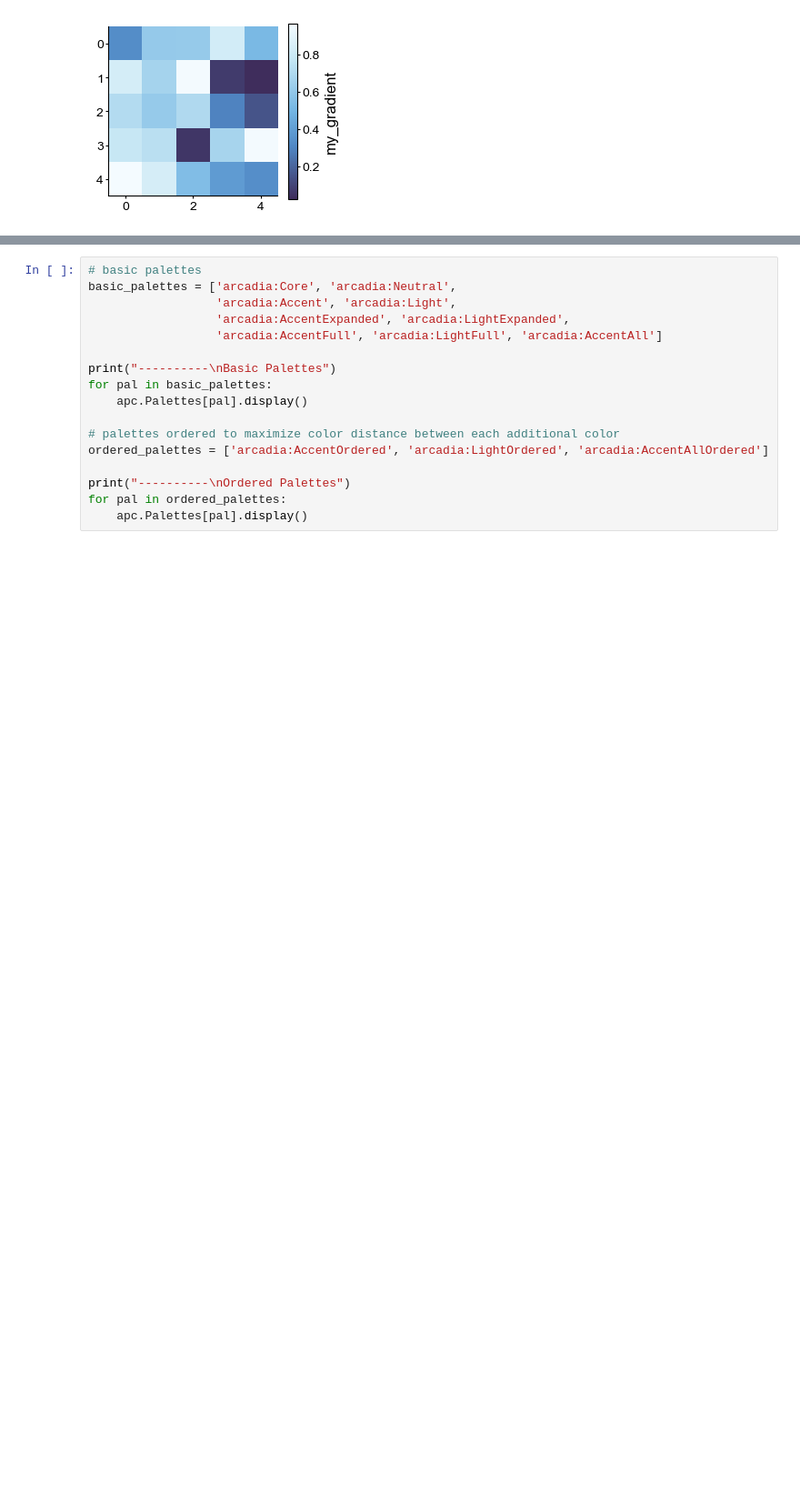
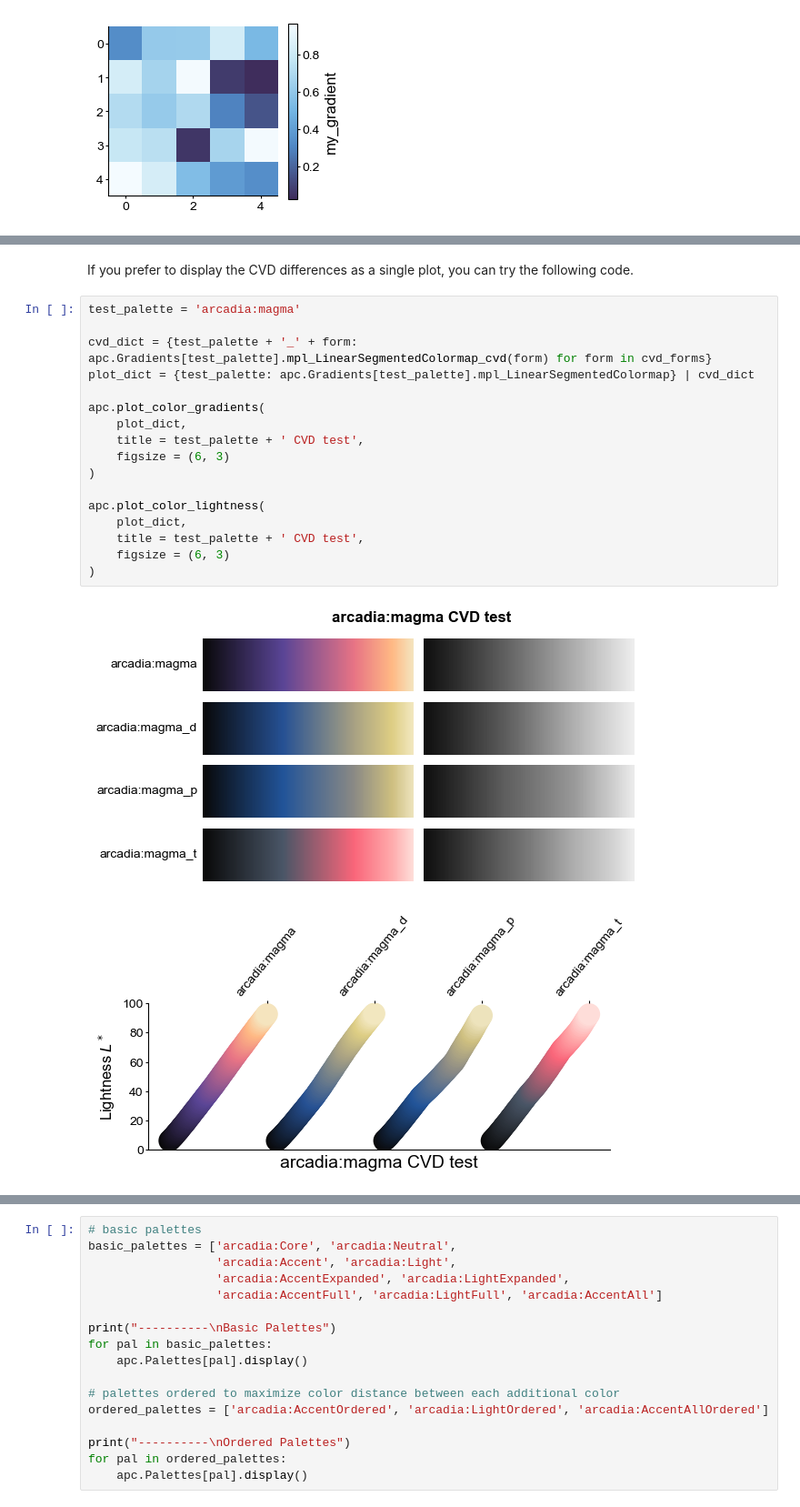
Before and after one commit to Arcadia-Science/arcadia-pycolor, a Jupyter notebook: README.ipynb, the cells around one changed output, grey strips where cells are left out. Shown at 91% size. Cells and saved outputs as stored; diff of their text form; blank space fills up the shorter version.

Commit message:
added color vision deficiency checking support

```diff
--- a/README.ipynb
+++ b/README.ipynb
@@ -368,0 +416,22 @@ plt.show()
+# %% [markdown]
+If you prefer to display the CVD differences as a single plot, you can try the following code.
+# %%
+test_palette = 'arcadia:magma'
+
+cvd_dict = {test_palette + '_' + form: apc.Gradients[test_palette].mpl_LinearSegmentedColormap_cvd(form) for form in cvd_forms}
+plot_dict = {test_palette: apc.Gradients[test_palette].mpl_LinearSegmentedColormap} | cvd_dict
+
+apc.plot_color_gradients(
+    plot_dict,
+    title = test_palette + ' CVD test',
+    figsize = (6, 3)
+)
+
+apc.plot_color_lightness(
+    plot_dict,
+    title = test_palette + ' CVD test',
+    figsize = (6, 3)
+)
+# %% [output]
+[figure, added]
+[figure, added]
```
Also changed, not shown: parts of 12 cells of this notebook, 2 other files.
